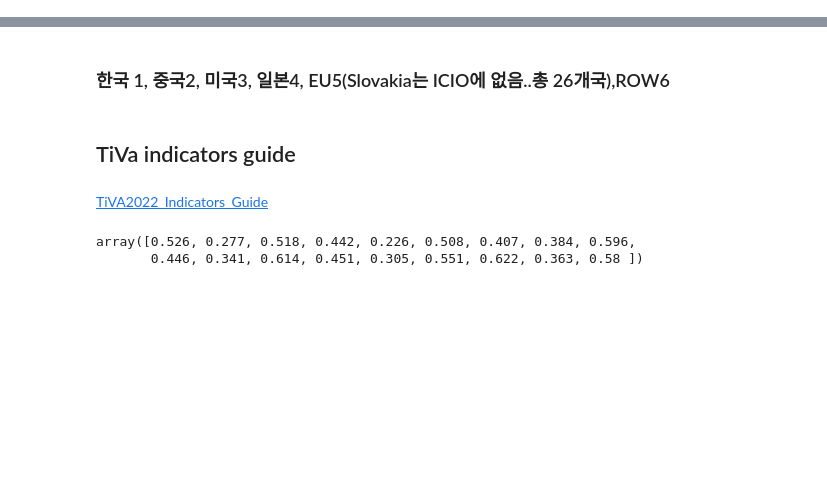
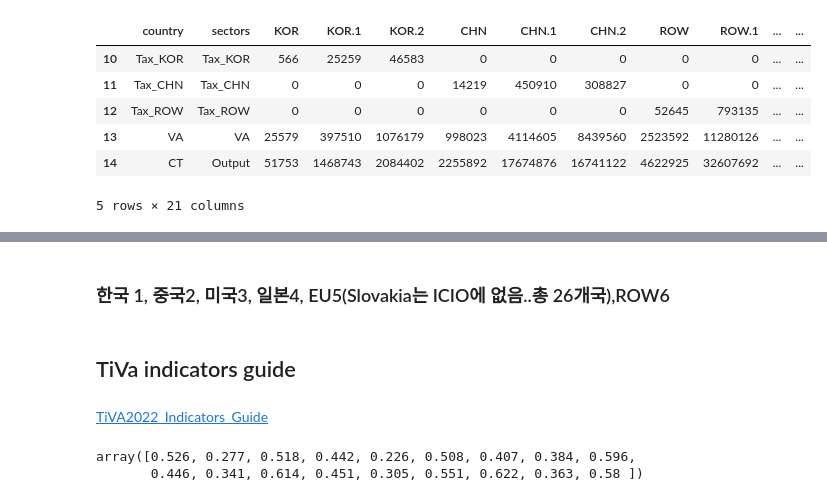
Before and after one commit to Tom-Jung/legendary-funicular, a Jupyter notebook: Ch8_1. ICIO_Indicators.ipynb, the cells around one changed output, grey strips where cells are left out. Saved outputs shown, nothing was run; the diff lists cells and outputs as text; code cells hidden in the pictures; blank space fills up the shorter version.

```diff
--- a/Ch8_1. ICIO_Indicators.ipynb
+++ b/Ch8_1. ICIO_Indicators.ipynb
@@ -16 +13,13 @@ icio = pd.read_csv('/content/ICIO_6cons_3secs.csv')
+# %%
+url_icio = "https://raw.githubusercontent.com/Tom-Jung/legendary-funicular/main/ICIO_3cons_3secs_2020.csv"  # 3국 9부문 2020년 ICIO 불러오기
+icio = pd.read_csv(url_icio)
+icio.tail()
+# %% [output]
+|  | country | sectors | KOR | KOR.1 | KOR.2 | CHN | CHN.1 | CHN.2 | ROW | ROW.1 | ... | ... |
+| 10 | Tax_KOR | Tax_KOR | 566 | 25259 | 46583 | 0 | 0 | 0 | 0 | 0 | ... | ... |
+| 11 | Tax_CHN | Tax_CHN | 0 | 0 | 0 | 14219 | 450910 | 308827 | 0 | 0 | ... | ... |
+| 12 | Tax_ROW | Tax_ROW | 0 | 0 | 0 | 0 | 0 | 0 | 52645 | 793135 | ... | ... |
+| 13 | VA | VA | 25579 | 397510 | 1076179 | 998023 | 4114605 | 8439560 | 2523592 | 11280126 | ... | ... |
+| 14 | CT | Output | 51753 | 1468743 | 2084402 | 2255892 | 17674876 | 16741122 | 4622925 | 32607692 | ... | ... |
+5 rows × 21 columns
 # %%
```
Also changed, not shown: parts of 2 cells of this notebook.
